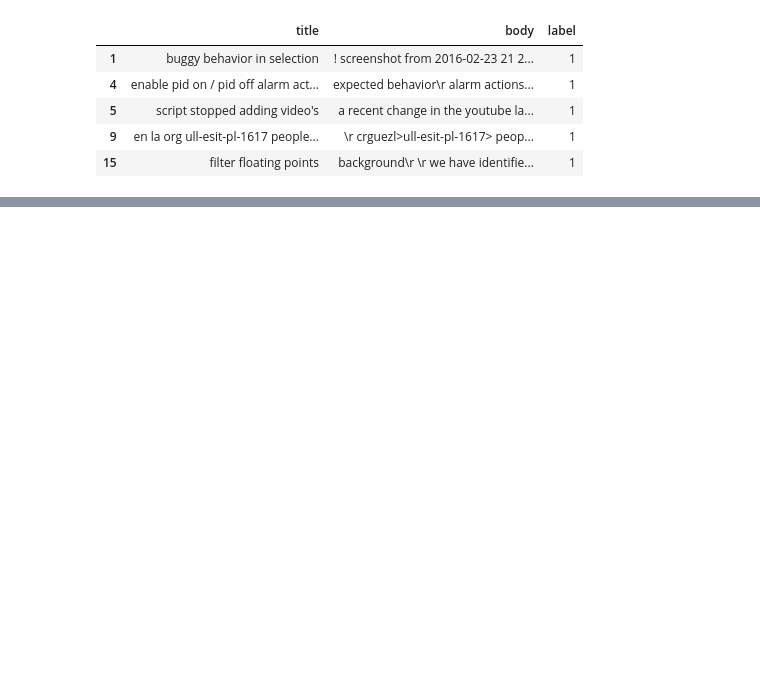
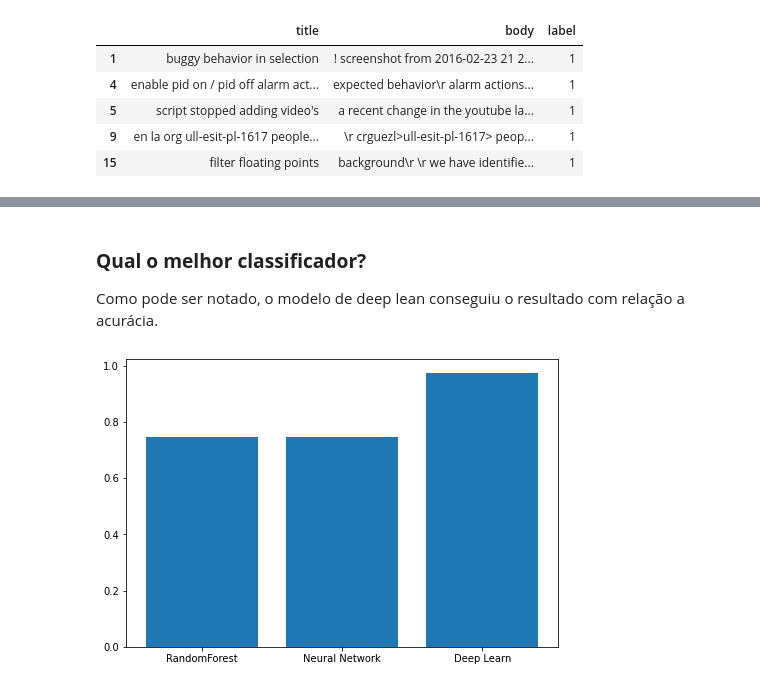
Before and after one commit to warteruzannan/bug-prediction, a Jupyter notebook: bug_predictions_neural_networks.ipynb, the cells around one changed output, grey strips where cells are left out. Cells and saved outputs as stored; diff of their text form; code cells hidden in the pictures; blank space fills up the shorter version.

```diff
--- a/bug_predictions_neural_networks.ipynb
+++ b/bug_predictions_neural_networks.ipynb
@@ -221,0 +320,2 @@ weighted avg       0.75      0.55      0.40    148500
+# %%
+acc = { }
@@ -221,0 +326,5 @@ weighted avg       0.75      0.55      0.40    148500
+# %%
+clf = RandomForestClassifier(random_state=42)
+rf_acc = evaluate_clf(clf, df_vectorized, full_train_databset['label'].values, False)
+
+acc["RandomForest"] = rf_acc
@@ -221,0 +353,6 @@ weighted avg       0.75      0.55      0.40    148500
+# %%
+from sklearn.neural_network import MLPClassifier
+clf = MLPClassifier(solver='lbfgs', alpha=1e-5, hidden_layer_sizes=(5, 2), random_state=1, verbose=True)
+mlp_acc = evaluate_clf(clf, df_vectorized, full_train_databset['label'].values, False)
+
+acc["Neural Network"] = mlp_acc
@@ -221,0 +389,9 @@ weighted avg       0.75      0.55      0.40    148500
+# %%
+clf = Sequential()
+clf.add(Dense(12, activation='relu'))
+clf.add(Dense(8, activation='relu'))
+clf.add(Dense(1, activation='sigmoid'))
+clf.compile(loss='binary_crossentropy', optimizer='adam', metrics=['accuracy'])
+
+dl_acc = evaluate_clf(clf, df_vectorized, full_train_databset['label'].values, True)
+acc["Deep Learn"] = dl_acc
@@ -221,0 +416,14 @@ weighted avg       0.75      0.55      0.40    148500
+# %% [markdown]
+### **Qual o melhor classificador?**
+
+Como pode ser notado, o modelo de deep lean conseguiu o resultado com relação a acurácia.
+# %%
+import matplotlib.pyplot as plt
+fig = plt.figure()
+ax = fig.add_axes([0,0,1,1])
+algo = ['RandomForest', 'Neural Network', 'Deep Learn']
+acc = [acc["RandomForest"], acc["Neural Network"], acc["Deep Learn"]]
+ax.bar(algo,acc)
+plt.show()
+# %% [output]
+[figure, added]
```
Also changed, not shown: parts of 30 cells of this notebook, 2 other files.
